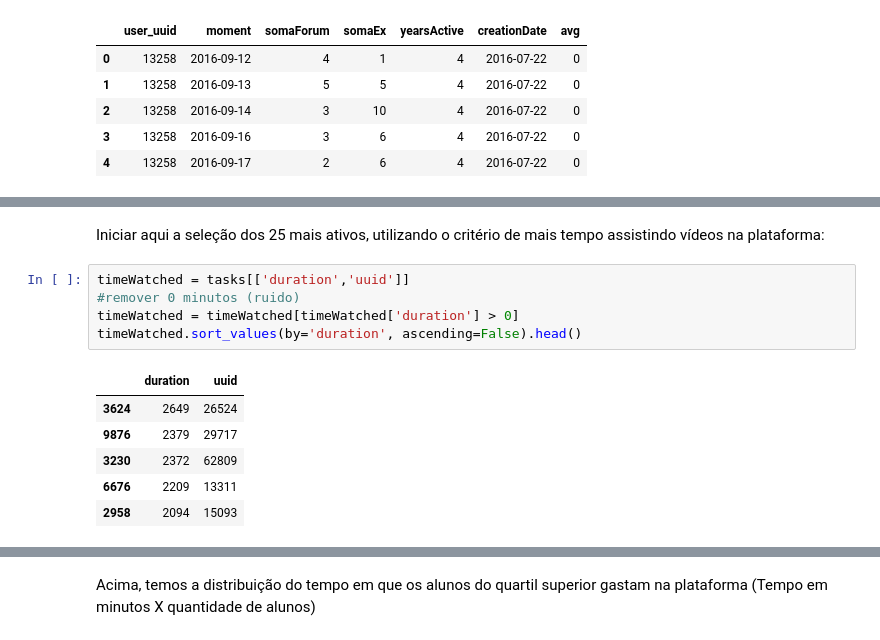
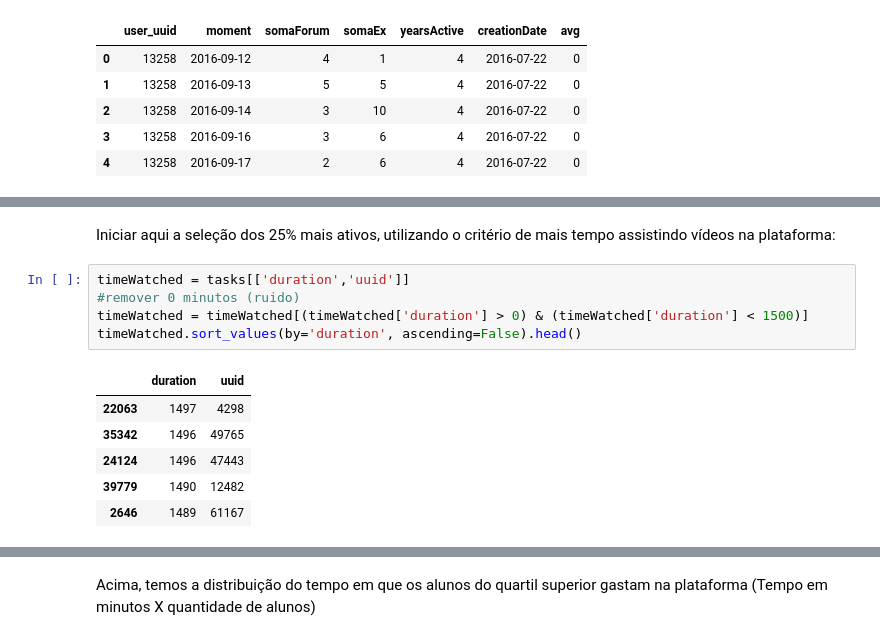
Before and after one commit to jo-nsc/distance-education-2020, a Jupyter notebook: analise_perfil_alunos.ipynb, the cells around one changed output, grey strips where cells are left out. Saved outputs shown, nothing was run; the diff lists cells and outputs as text.

Commit message:
Adicionadas as análises com tempo de vídeo gasto

```diff
--- a/analise_perfil_alunos.ipynb
+++ b/analise_perfil_alunos.ipynb
@@ -233,14 +316,14 @@ plt.show()
 # %% [markdown]
-Iniciar aqui a seleção dos 25 mais ativos, utilizando o critério de mais tempo assistindo vídeos na plataforma:
+Iniciar aqui a seleção dos 25% mais ativos, utilizando o critério de mais tempo assistindo vídeos na plataforma:
 # %%
 timeWatched = tasks[['duration','uuid']]
 #remover 0 minutos (ruido)
-timeWatched = timeWatched[timeWatched['duration'] > 0]
+timeWatched = timeWatched[(timeWatched['duration'] > 0) & (timeWatched['duration'] < 1500)]
 timeWatched.sort_values(by='duration', ascending=False).head()
 # %% [output]
 |  | duration | uuid |
-| 3624 | 2649 | 26524 |
-| 9876 | 2379 | 29717 |
-| 3230 | 2372 | 62809 |
-| 6676 | 2209 | 13311 |
-| 2958 | 2094 | 15093 |
+| 22063 | 1497 | 4298 |
+| 35342 | 1496 | 49765 |
+| 24124 | 1496 | 47443 |
+| 39779 | 1490 | 12482 |
+| 2646 | 1489 | 61167 |
```
Also changed, not shown: parts of 22 cells of this notebook.
